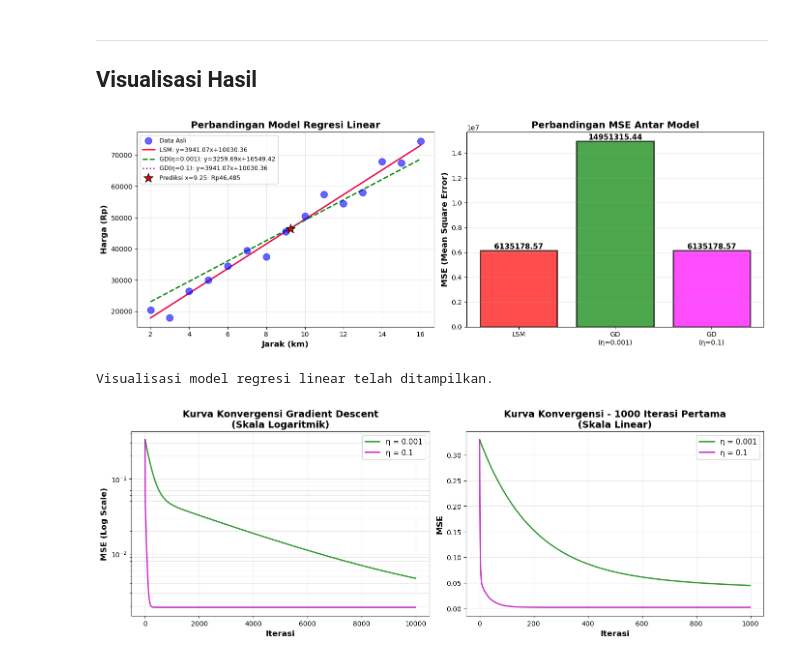
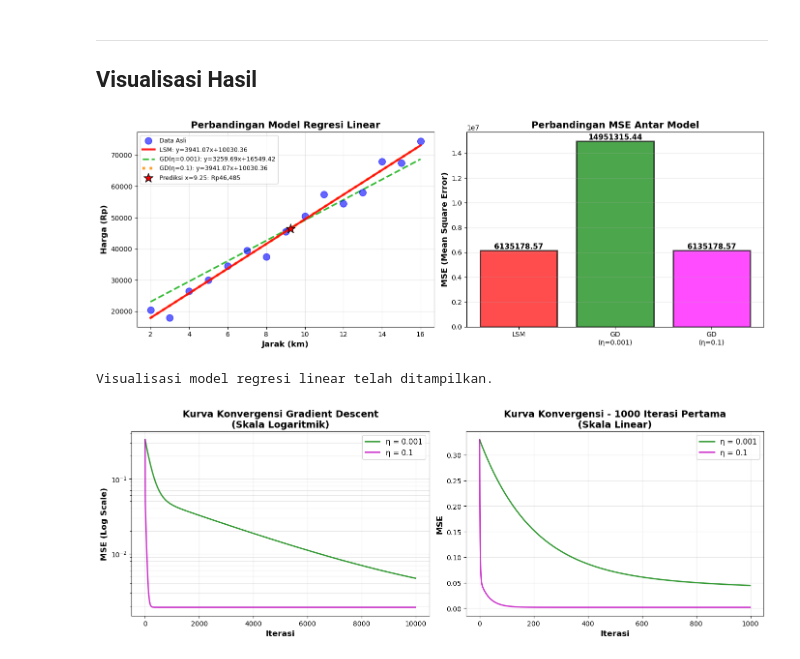
Before and after one commit to erlanggadewasakti/Pemodelan-Optimasi-Lanjut, a Jupyter notebook: assessment1.ipynb, the cells around one changed output. Drawn from its saved outputs; the diff is of its cells as text; code cells hidden in the pictures.

```diff
--- a/assessment1.ipynb
+++ b/assessment1.ipynb
@@ -739,17 +739,20 @@ plt.scatter(X, y, color='blue', s=100, alpha=0.6, label='Data Asli', zorder=3)
 # Plot garis regresi untuk setiap model
 x_line = np.linspace(X.min(), X.max(), 100)
 
-# LSM
+# LSM - Warna merah solid, tebal
 y_lsm_line = W_lsm * x_line + a_lsm
-plt.plot(x_line, y_lsm_line, 'r-', linewidth=2, label=f'LSM: y={W_lsm:.2f}x+{a_lsm:.2f}', zorder=2)
+plt.plot(x_line, y_lsm_line, color='#FF0000', linestyle='-', linewidth=3,
+         label=f'LSM: y={W_lsm:.2f}x+{a_lsm:.2f}', zorder=4, alpha=0.9)
 
-# GD η=0.001
+# GD η=0.001 - Warna hijau tua dengan dash
 y_gd1_line = W_gd_1 * x_line + a_gd_1
-plt.plot(x_line, y_gd1_line, 'g--', linewidth=2, label=f'GD(η=0.001): y={W_gd_1:.2f}x+{a_gd_1:.2f}', zorder=2)
+plt.plot(x_line, y_gd1_line, color='#00AA00', linestyle='--', linewidth=2.5,
+         label=f'GD(η=0.001): y={W_gd_1:.2f}x+{a_gd_1:.2f}', zorder=2, alpha=0.8)
 
-# GD η=0.1
+# GD η=0.1 - Warna orange terang dengan dotted, offset sedikit untuk visibilitas
 y_gd2_line = W_gd_2 * x_line + a_gd_2
-plt.plot(x_line, y_gd2_line, 'm:', linewidth=2, label=f'GD(η=0.1): y={W_gd_2:.2f}x+{a_gd_2:.2f}', zorder=2)
+plt.plot(x_line, y_gd2_line, color='#FF8C00', linestyle=':', linewidth=4,
+         label=f'GD(η=0.1): y={W_gd_2:.2f}x+{a_gd_2:.2f}', zorder=3, alpha=0.85)
 
 # Titik prediksi untuk x=9.25
 plt.scatter([x_pred], [y_pred_lsm], color='red', s=200, marker='*',
@@ -758,34 +761,34 @@ plt.scatter([x_pred], [y_pred_lsm], color='red', s=200, marker='*',
 plt.xlabel('Jarak (km)', fontsize=12, fontweight='bold')
 plt.ylabel('Harga (Rp)', fontsize=12, fontweight='bold')
 plt.title('Perbandingan Model Regresi Linear', fontsize=14, fontweight='bold')
 plt.legend(loc='upper left', fontsize=9)
 plt.grid(True, alpha=0.3)
 
 # Subplot 2: Perbandingan MSE
 plt.subplot(1, 2, 2)
 models_name = ['LSM', 'GD\n(η=0.001)', 'GD\n(η=0.1)']
 mse_vals = [mse_lsm, mse_gd_1, mse_gd_2]
 colors = ['red', 'green', 'magenta']
 
 bars = plt.bar(models_name, mse_vals, color=colors, alpha=0.7, edgecolor='black', linewidth=2)
 
 # Tambahkan nilai MSE di atas bar
 for i, (bar, mse) in enumerate(zip(bars, mse_vals)):
     height = bar.get_height()
     plt.text(bar.get_x() + bar.get_width()/2., height,
              f'{mse:.2f}',
              ha='center', va='bottom', fontsize=11, fontweight='bold')
 
 plt.ylabel('MSE (Mean Square Error)', fontsize=12, fontweight='bold')
 plt.title('Perbandingan MSE Antar Model', fontsize=14, fontweight='bold')
 plt.grid(True, alpha=0.3, axis='y')
 
 plt.tight_layout()
 plt.show()
 
 print("Visualisasi model regresi linear telah ditampilkan.")
 # %% [output]
-[figure, old version]
+[figure, new version]
 Visualisasi model regresi linear telah ditampilkan.
 # %%
 ### VISUALISASI 2: Kurva Konvergensi Gradient Descent ###
```
Also changed, not shown: parts of 2 cells of this notebook.
